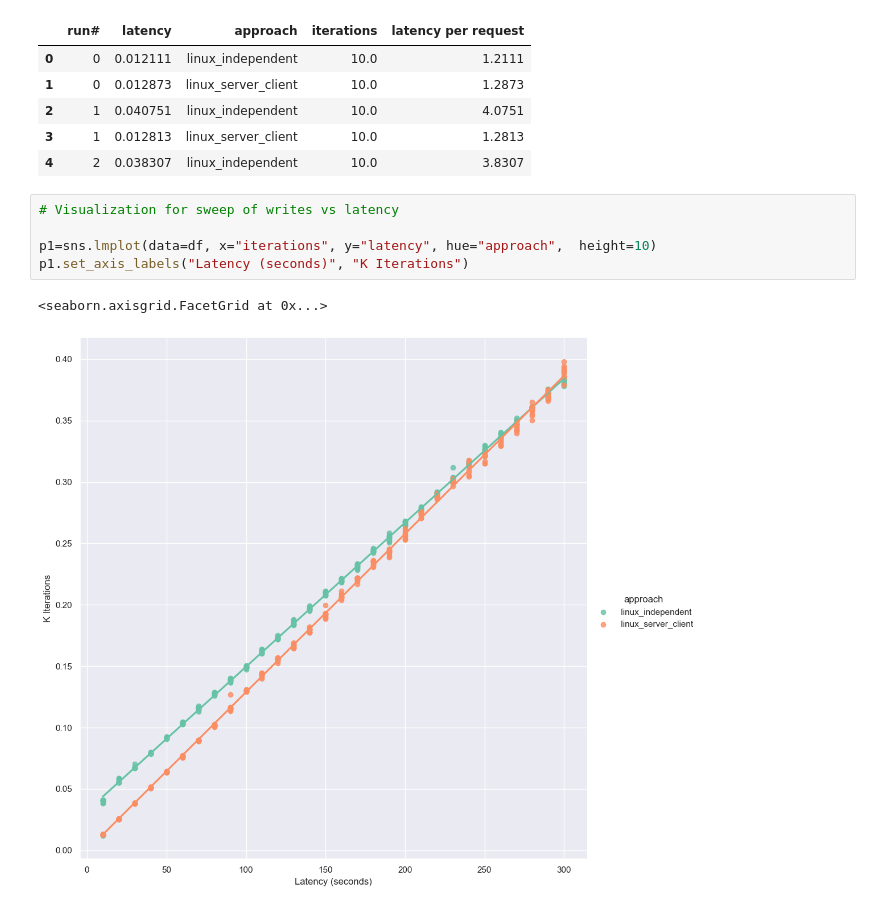
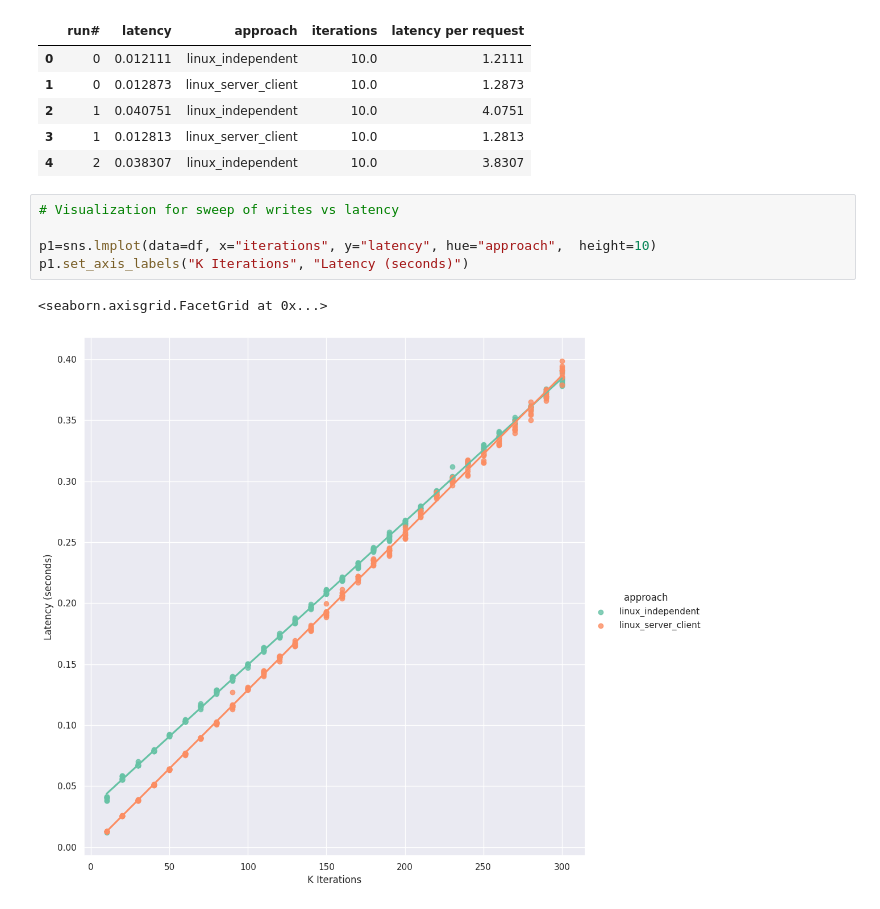
Before and after one commit to Symbi-OS/LinuxPrototypes, a Jupyter notebook: shmem_ipc/csv_visualization.ipynb, the cells around one changed output. Cells and saved outputs as stored; diff of their text form.

Commit message:
fixed axis labels

```diff
--- a/shmem_ipc/csv_visualization.ipynb
+++ b/shmem_ipc/csv_visualization.ipynb
@@ -20,11 +20,11 @@ df.head()
 # %%
 # Visualization for sweep of writes vs latency
 
 p1=sns.lmplot(data=df, x="iterations", y="latency", hue="approach",  height=10)
-p1.set_axis_labels("Latency (seconds)", "K Iterations")
+p1.set_axis_labels("K Iterations", "Latency (seconds)")
 # %% [output]
 <seaborn.axisgrid.FacetGrid at 0x...>
-[figure, old version]
+[figure, new version]
 # %%
 # Visualization for sweep of writes vs latency
 
```
Also changed, not shown: parts of 2 cells of this notebook.
